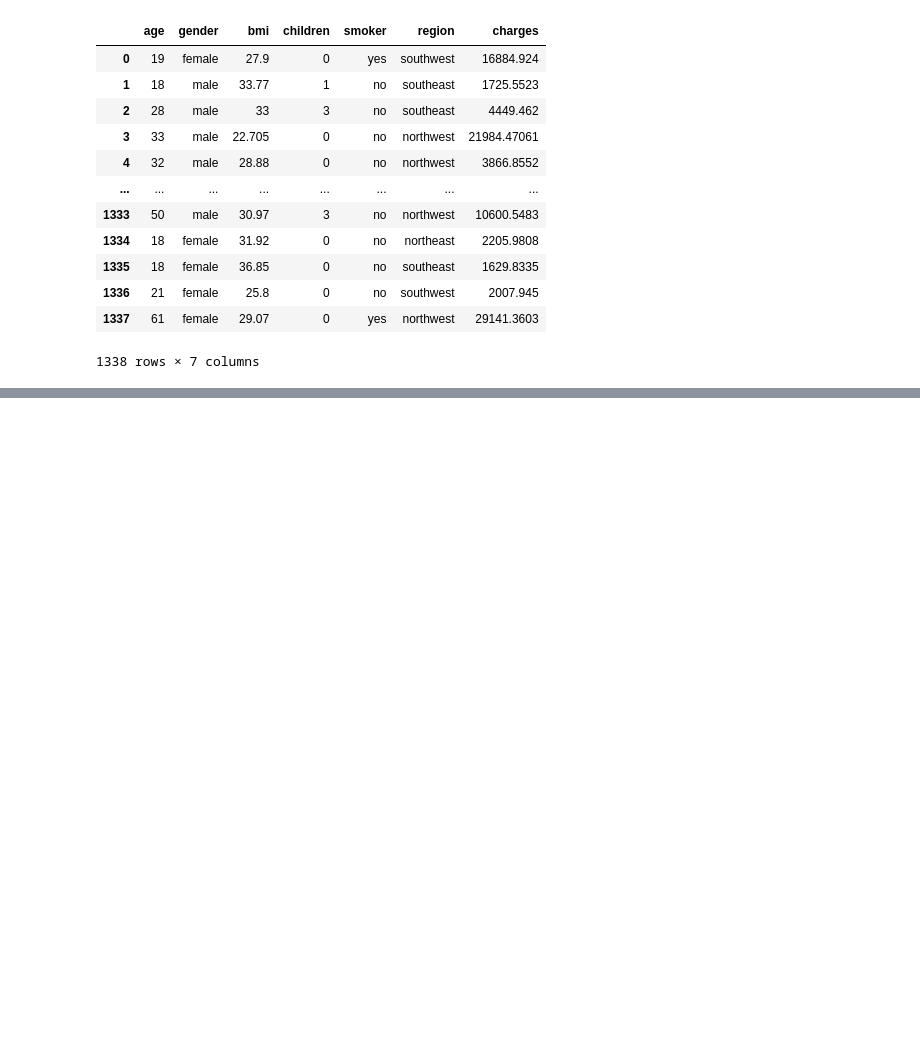
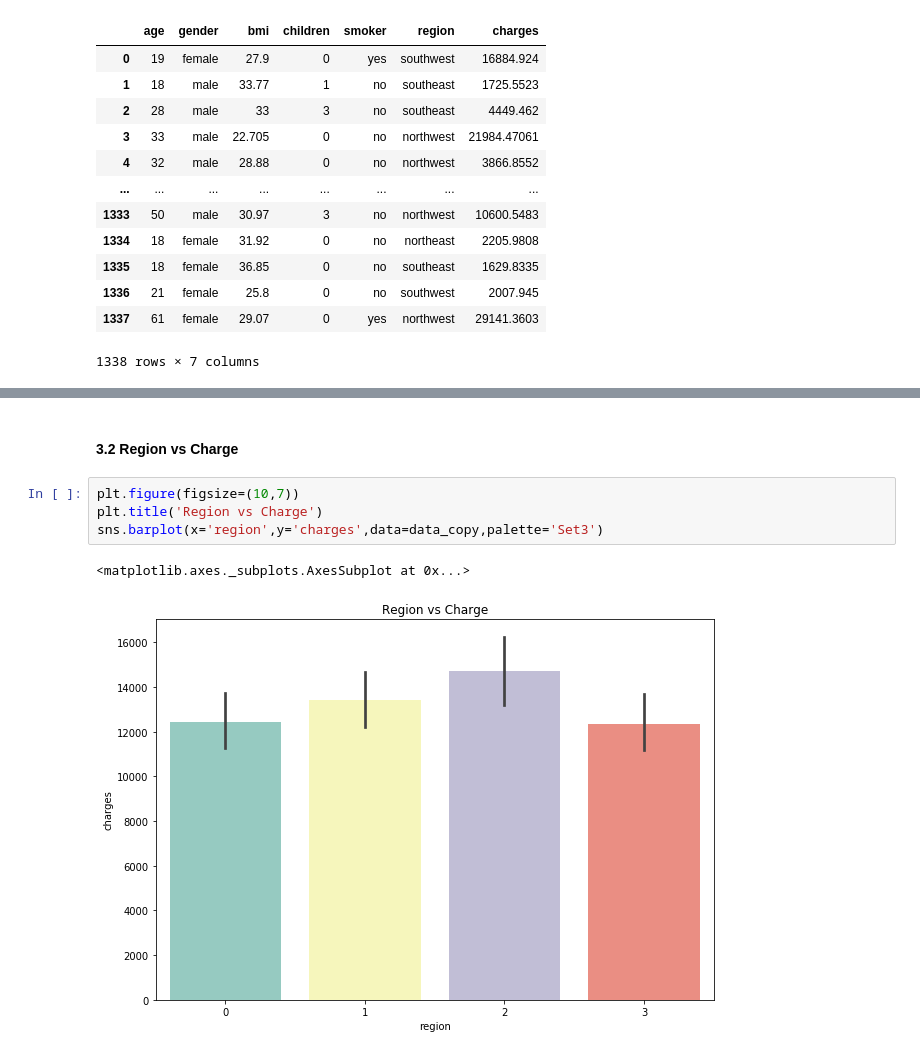
Before and after one commit to 99norah/Linear-Regression, a Jupyter notebook: linea regression project.ipynb, the cells around one changed output, grey strips where cells are left out. Cells and saved outputs as stored; diff of their text form; blank space fills up the shorter version.

```diff
--- a/linea regression project.ipynb
+++ b/linea regression project.ipynb
@@ -133,0 +356,9 @@ insurence_df
+# %% [markdown]
+#### 3.2 Region vs Charge
+# %%
+plt.figure(figsize=(10,7))
+plt.title('Region vs Charge')
+sns.barplot(x='region',y='charges',data=data_copy,palette='Set3')
+# %% [output]
+<matplotlib.axes._subplots.AxesSubplot at 0x...>
+[figure, added]
```
Also changed, not shown: parts of 50 cells of this notebook.
